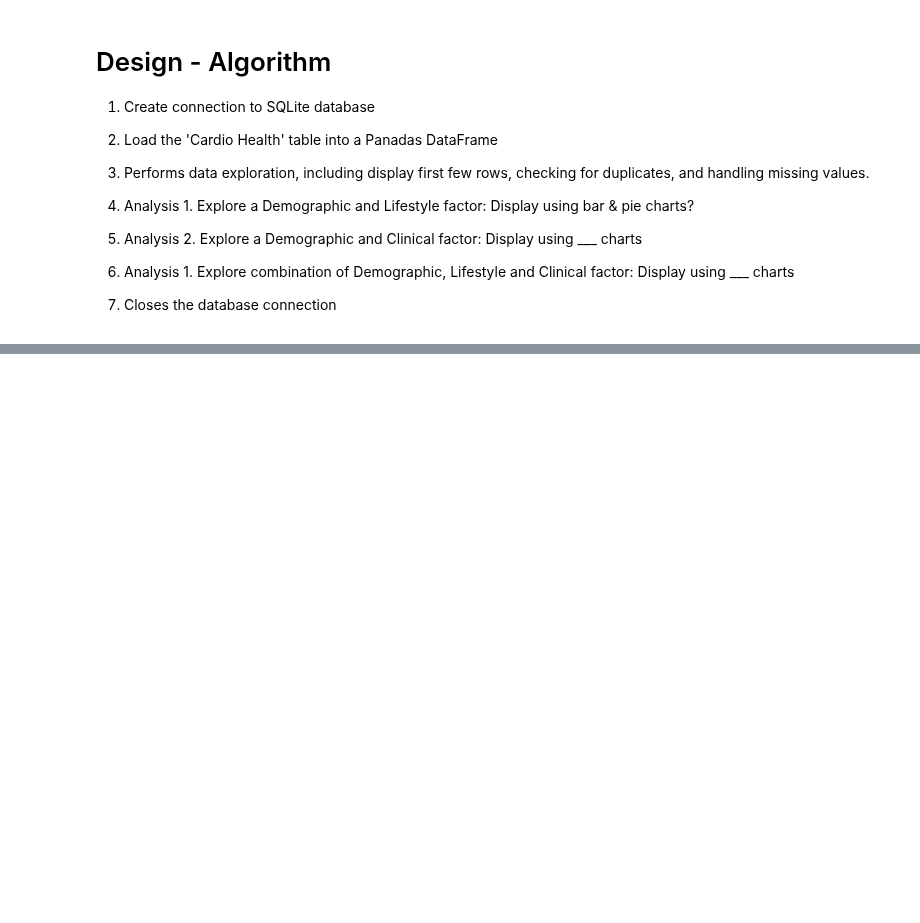
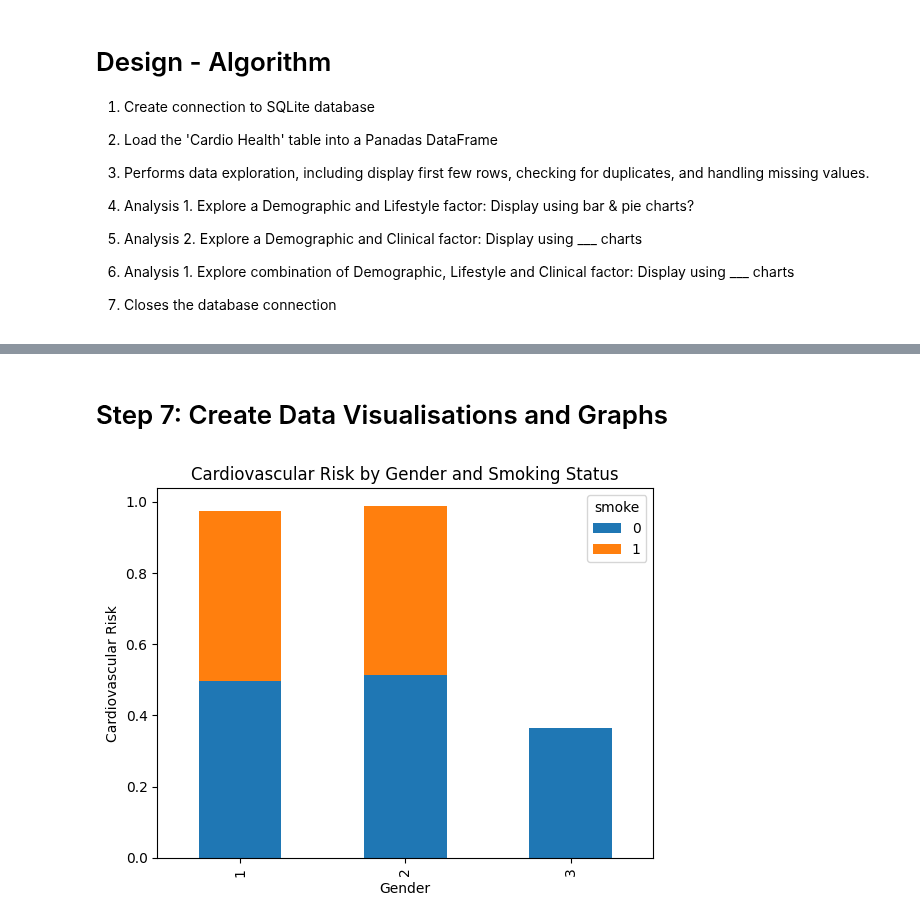
Before and after one commit to 22053604/Cardiovascular-Health-Analysis, a Jupyter notebook: Cardiovascular_Health_Analysis.ipynb, the cells around one changed output, grey strips where cells are left out. Cells and saved outputs as stored; diff of their text form; code cells hidden in the pictures; blank space fills up the shorter version.

```diff
--- a/Cardiovascular_Health_Analysis.ipynb
+++ b/Cardiovascular_Health_Analysis.ipynb
@@ -96,0 +94,8 @@ def analyze_multiple_factors(factor1, factor2, factor3):
+# %%
+query = """
+SELECT age, gender, height, weight, ap_hi, ap_lo, cholesterol, gluc, smoke, alco, active, cardio
+FROM medical_examination;
+"""
+
+query = "SELECT * FROM medical_examination;"
+df = pd.read_sql_query(query, conn)
@@ -96,0 +125,5 @@ def analyze_multiple_factors(factor1, factor2, factor3):
+# %%
+df['age_years'] = df['age'] / 365
+
+#Dropping orginal age column in days
+#df.drop(columns=[age], inplace=True)
@@ -96,0 +168,11 @@ def analyze_multiple_factors(factor1, factor2, factor3):
+# %% [markdown]
+# Step 7: Create Data Visualisations and Graphs
+# %%
+gender_smoke_data = df.groupby(['gender','smoke'])['cardio'].mean().unstack()
+gender_smoke_data.plot(kind='bar', stacked=True)
+plt.title('Cardiovascular Risk by Gender and Smoking Status')
+plt.xlabel('Gender')
+plt.ylabel('Cardiovascular Risk')
+plt.show()
+# %% [output]
+[figure, added]
```
Also changed, not shown: parts of 12 cells of this notebook.
